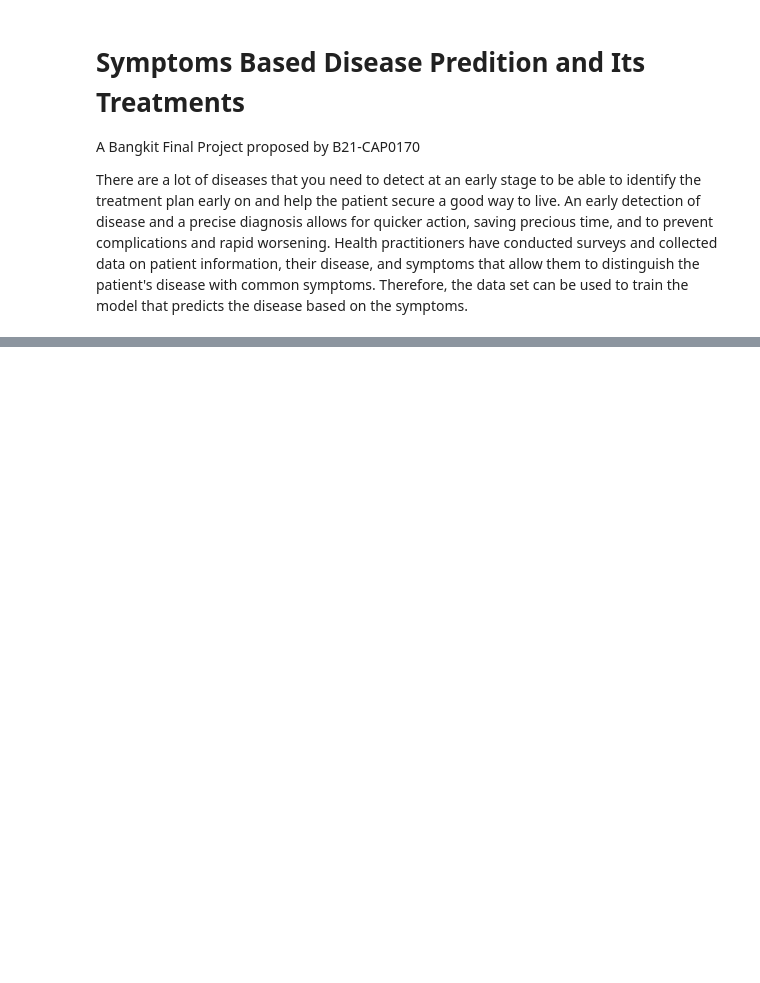
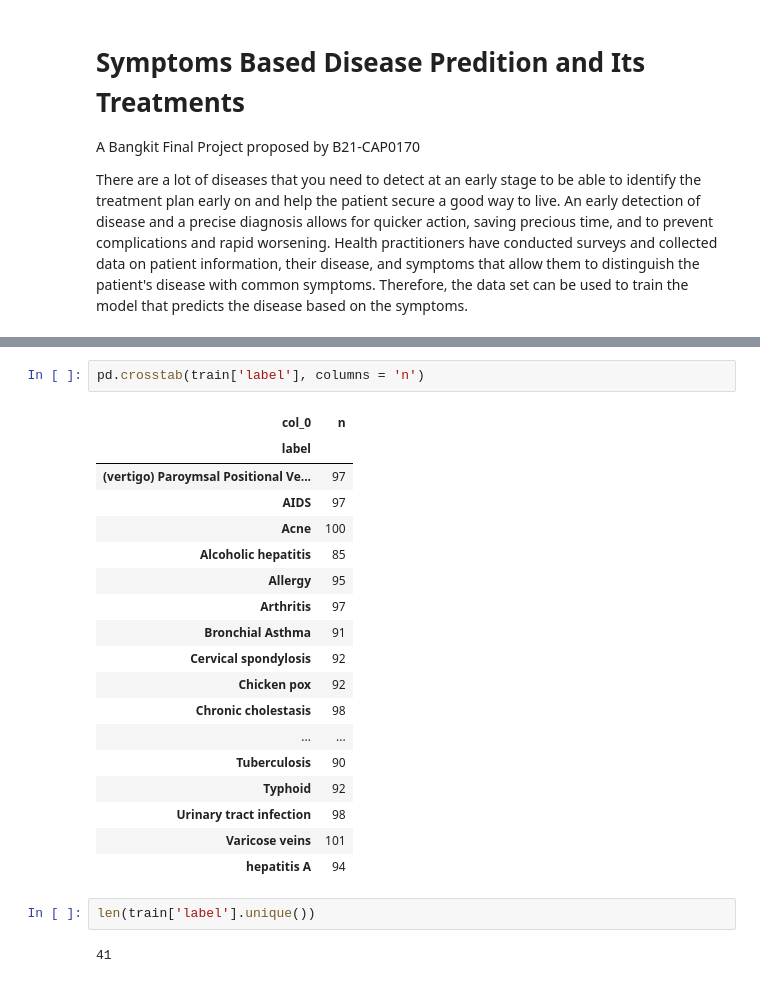
Before and after one commit to davindb/Hipotesa, a Jupyter notebook: Progress Report/Machine Learning/Bangkit Final Project Machine Learning.ipynb, the cells around one changed output, grey strips where cells are left out. Saved outputs shown, nothing was run; the diff lists cells and outputs as text; blank space fills up the shorter version.

```diff
--- a/Progress Report/Machine Learning/Bangkit Final Project Machine Learning.ipynb
+++ b/Progress Report/Machine Learning/Bangkit Final Project Machine Learning.ipynb
@@ -101,0 +192,25 @@ print(len(disease))
+# %%
+pd.crosstab(train['label'], columns = 'n')
+# %% [output]
+| col_0 | n |
+| label |  |
+| (vertigo) Paroymsal Positional Ve... | 97 |
+| AIDS | 97 |
+| Acne | 100 |
+| Alcoholic hepatitis | 85 |
+| Allergy | 95 |
+| Arthritis | 97 |
+| Bronchial Asthma | 91 |
+| Cervical spondylosis | 92 |
+| Chicken pox | 92 |
+| Chronic cholestasis | 98 |
+| ... | ... |
+| Tuberculosis | 90 |
+| Typhoid | 92 |
+| Urinary tract infection | 98 |
+| Varicose veins | 101 |
+| hepatitis A | 94 |
+# %%
+len(train['label'].unique())
+# %% [output]
+41
```
Also changed, not shown: parts of 31 cells of this notebook.
